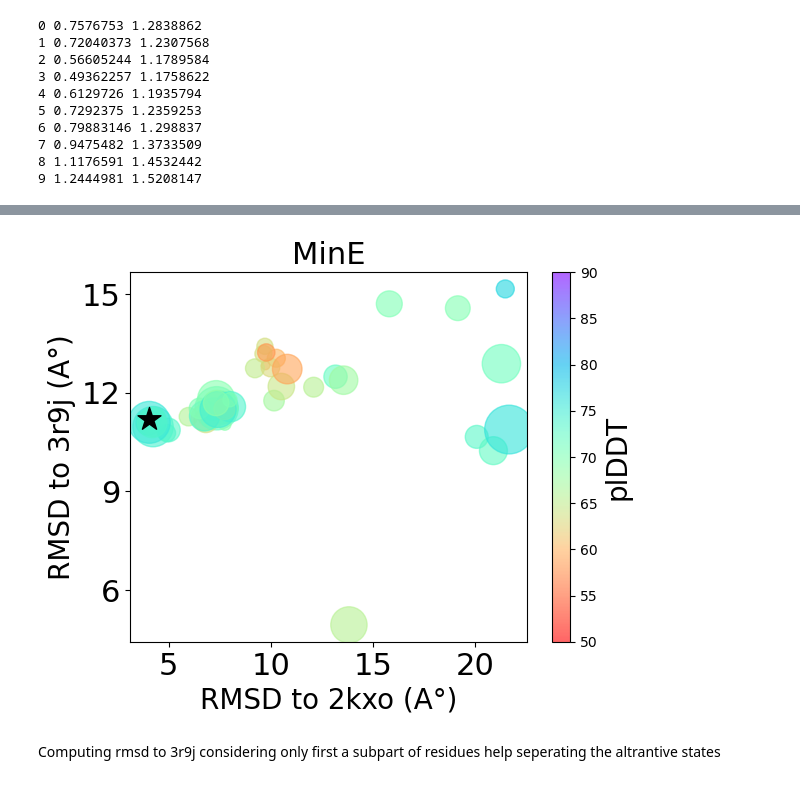
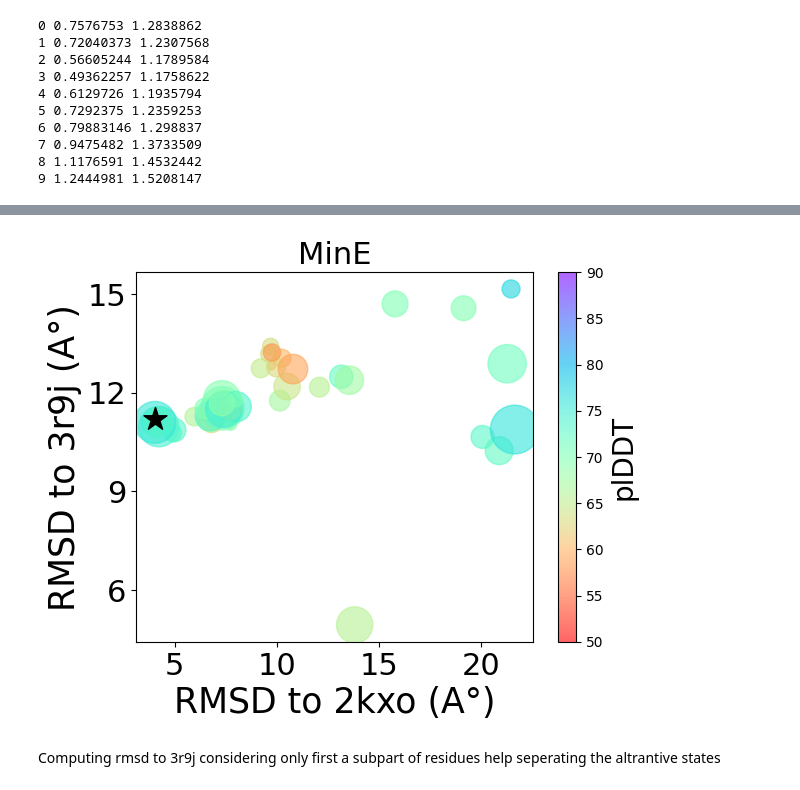
Before and after one commit to RitAreaSciencePark/MSARC, a Jupyter notebook: output_files/pdb_2KXO/2D_rmsd_plot.ipynb, the cells around one changed output, grey strips where cells are left out. Cells and saved outputs as stored; diff of their text form; code cells hidden in the pictures.

```diff
--- a/output_files/pdb_2KXO/2D_rmsd_plot.ipynb
+++ b/output_files/pdb_2KXO/2D_rmsd_plot.ipynb
@@ -175,33 +175,33 @@ plt.show()
 # %%
 plt.title(protein, fontsize=22)
 sc = plt.scatter(rmsd_GS * 10, rmsd_FS * 10, c=plddt, cmap='rainbow_r', vmin=50, vmax=90, s=cl_size*3, alpha=0.6)
 cbar = plt.colorbar(sc, label='plDDT')  # Create colorbar and set label
 
 # Set font size for colorbar label
 cbar.ax.yaxis.label.set_fontsize(20)
 
 # Plotting a different marker for a specific point
 plt.scatter(rmsd_full_GS * 10, rmsd_full_FS * 10, marker='*', s=300, label='fullMSA', color='black')
 
 
 # Adding dashed lines
 #plt.axhline(y=4, color='black', linestyle='--')
 #plt.axvline(x=4, color='black', linestyle='--')
 
 # Setting limits and ticks for both axes
 #plt.xlim([0, 23])
 #plt.ylim([7, 22])
 plt.xticks([5,10,15,20], fontsize=22)
 plt.yticks([6,9,12,15], fontsize=22)
 
 # Adding labels and legend
-plt.xlabel('RMSD to '+pdb_GS+' (A°)', fontsize=20)
-plt.ylabel('RMSD to '+pdb_FS+' (A°)', fontsize=20)
+plt.xlabel('RMSD to '+pdb_GS+' (A°)', fontsize=25)
+plt.ylabel('RMSD to '+pdb_FS+' (A°)', fontsize=25)
 #plt.legend(fontsize=15)
 
 plt.show()
 # %% [output]
-[figure, old version]
+[figure, new version]
 # %% [markdown]
 Computing rmsd to 3r9j considering only first a subpart of residues help seperating the altrantive states
 # %%
```
Also changed, not shown: parts of 4 cells of this notebook, 4 other files.
